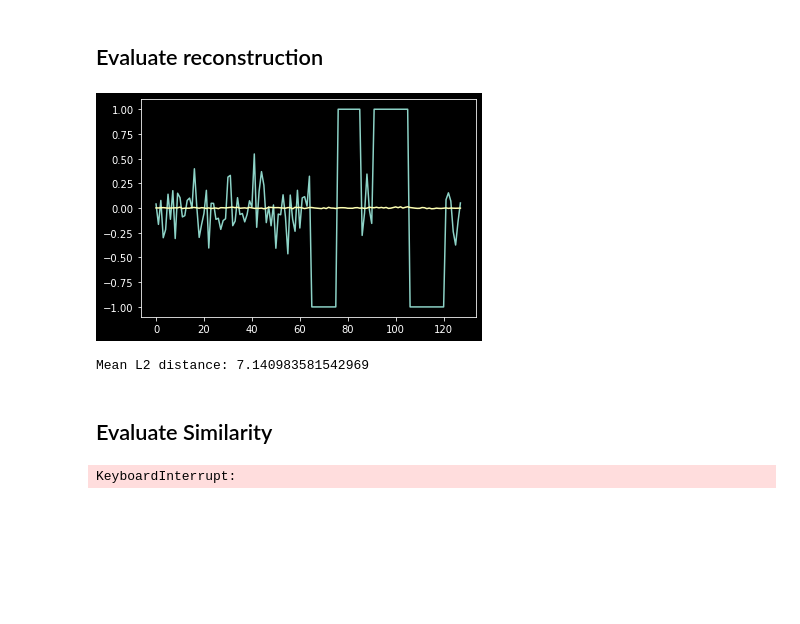
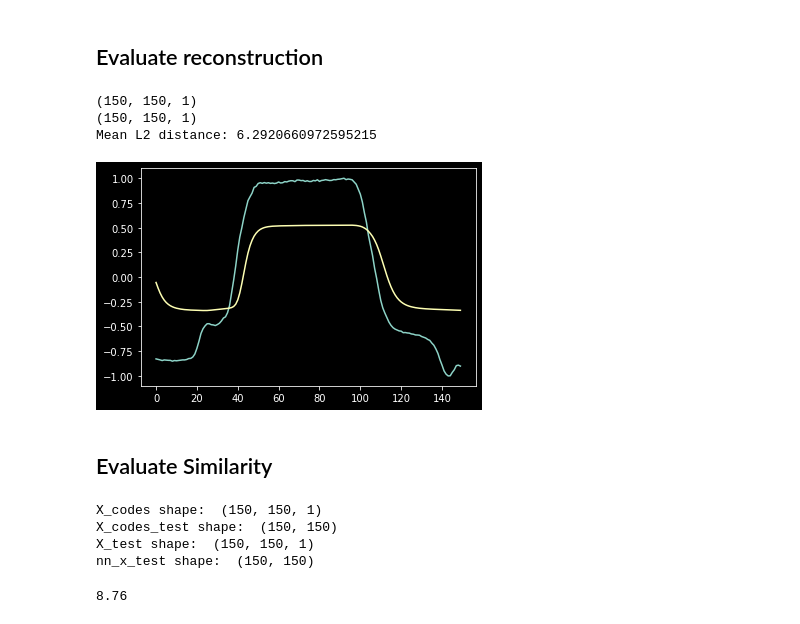
Before and after one commit to JiayangWu/CS227, a Jupyter notebook: Experiments.ipynb, the cells around one changed output. Saved outputs shown, nothing was run; the diff lists cells and outputs as text; code cells hidden in the pictures; blank space fills up the shorter version.

```diff
--- a/Experiments.ipynb
+++ b/Experiments.ipynb
@@ -180,21 +196,39 @@ InvalidArgumentError: indices[13250,72,0] = -1 is not in [0, 21931) [Op:Resource
 # Test
 # %% [markdown]
 ## Evaluate reconstruction
-# %%
-code_test = ae.encode(X_test)
-decoded_test = ae.decode(code_test)
-
-plt.plot(X_test[0])
-plt.plot(decoded_test[0])
-plt.show()
-
-losses = []
-for ground, predict in zip(X_test, decoded_test):
-    losses.append(np.linalg.norm(ground - predict))
-print("Mean L2 distance: {}".format(np.array(losses).mean()))
-# %% [output]
-[figure, removed]
-Mean L2 distance: 7.140983581542969
+# %%
+X_codes, encoder_last_input_X, encoder_last_cell_state_X = lstm_ae.encoder(X_test)
+X_decodes, decoder_last_input_X, decoder_last_cell_state_X = lstm_ae.decoder(X_codes)
+print(X_codes.shape)
+print(X_decodes.shape)
+plt.plot(X_test[0])
+#plt.plot(code_test)
+plt.plot(np.array(X_decodes[0]).squeeze())
+plt.show()
+
+losses = []
+for ground, predict in zip(X_test, X_decodes):
+    losses.append(np.linalg.norm(ground - predict))
+print("Mean L2 distance: {}".format(np.array(losses).mean()))
+# code_test = lstm_ae.encoder(X_test)
+# decoded_test = lstm_ae.decoder(code_test)
+# print(decoded_test)
+# plt.plot(X_test[0])
+# #plt.plot(code_test)
+# plt.plot(np.array(decoded_test[0]).squeeze())
+# plt.show()
+
+# code_test = np.squeeze(np.array(code_test), axis=2)
+# decoded_test = np.squeeze(np.array(decoded_test), axis=2)
+# losses = []
+# for ground, predict in zip(code_test, decoded_test):
+#     losses.append(np.linalg.norm(ground - predict))
+# print("Mean L2 distance: {}".format(np.array(losses).mean()))
+# %% [output]
+(150, 150, 1)
+(150, 150, 1)
+Mean L2 distance: 6.2920660972595215
+[figure, added]
 # %% [markdown]
 ## Evaluate Similarity
 # %%
@@ -204,17 +238,25 @@ def nn_dist(x, y):
     """
     Sample distance metric, here, using only Euclidean distance
     """
-    x = x.reshape((50, 2))
-    y = y.reshape((50, 2))
+    #x = x.reshape((50, 2))
+    #y = y.reshape((50, 2))
     return np.linalg.norm(x-y)
 
-nn_x_test = X_test.reshape((-1, 100))
+#X_codes_test = np.array(X_codes).reshape((-1, 100))
+#nn_x_test = X_test.reshape((-1, 100))
+X_codes_test = np.array(X_codes).reshape((-1, np.shape(X)[1]))
+nn_x_test = X_test.reshape((-1, np.shape(X)[1]))
+print('X_codes shape: ', X_codes.shape)
+print('X_codes_test shape: ', X_codes_test.shape)
+print('X_test shape: ', X_test.shape)
+print('nn_x_test shape: ', nn_x_test.shape)
+
 baseline_nn = NearestNeighbors(n_neighbors=10, metric=nn_dist).fit(nn_x_test)
-code_nn = NearestNeighbors(n_neighbors=10).fit(code_test)
+code_nn = NearestNeighbors(n_neighbors=10).fit(X_codes_test)
 
 # For each item in the test data, find its 11 nearest neighbors in that dataset (the nn is itself)
 baseline_11nn = baseline_nn.kneighbors(nn_x_test, 11, return_distance=False)
-code_11nn     = code_nn.kneighbors(code_test, 11, return_distance=False)
+code_11nn     = code_nn.kneighbors(X_codes_test, 11, return_distance=False)
 
 # On average, how many common items are in the 10nn?
 result = []
@@ -225,4 +267,8 @@ for b, c in zip(baseline_11nn, code_11nn):
     result.append(len(b.intersection(c)))
 np.array(result).mean()
 # %% [output]
-KeyboardInterrupt:
+X_codes shape:  (150, 150, 1)
+X_codes_test shape:  (150, 150)
+X_test shape:  (150, 150, 1)
+nn_x_test shape:  (150, 150)
+8.76
```
Also changed, not shown: parts of 4 cells of this notebook.
